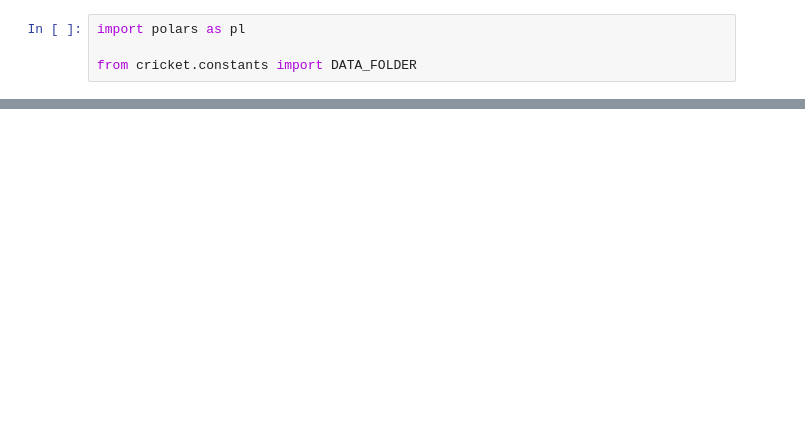
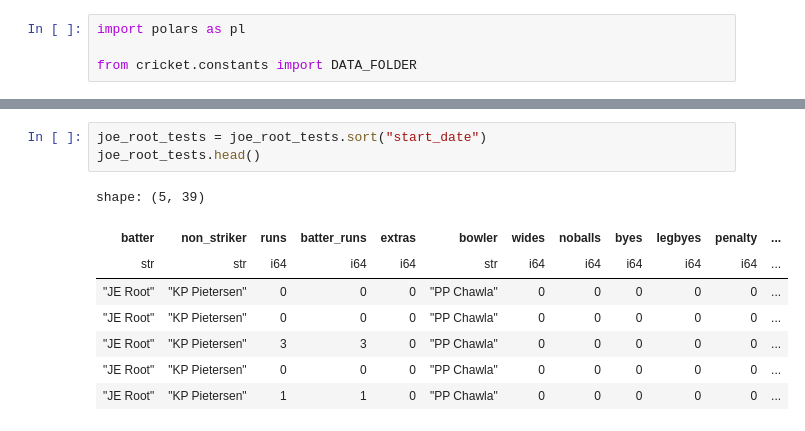
Before and after one commit to jme-taylor/cricket, a Jupyter notebook: notebooks/01_data_exploration.ipynb, the cells around one changed output, grey strips where cells are left out. Cells and saved outputs as stored; diff of their text form; blank space fills up the shorter version.

```diff
--- a/notebooks/01_data_exploration.ipynb
+++ b/notebooks/01_data_exploration.ipynb
@@ -16,0 +65,12 @@ shape: (5, 28)
+# %%
+joe_root_tests = joe_root_tests.sort("start_date")
+joe_root_tests.head()
+# %% [output]
+shape: (5, 39)
+| batter | non_striker | runs | batter_runs | extras | bowler | wides | noballs | byes | legbyes | penalty | ... |
+| str | str | i64 | i64 | i64 | str | i64 | i64 | i64 | i64 | i64 | ... |
+| "JE Root" | "KP Pietersen" | 0 | 0 | 0 | "PP Chawla" | 0 | 0 | 0 | 0 | 0 | ... |
+| "JE Root" | "KP Pietersen" | 0 | 0 | 0 | "PP Chawla" | 0 | 0 | 0 | 0 | 0 | ... |
+| "JE Root" | "KP Pietersen" | 3 | 3 | 0 | "PP Chawla" | 0 | 0 | 0 | 0 | 0 | ... |
+| "JE Root" | "KP Pietersen" | 0 | 0 | 0 | "PP Chawla" | 0 | 0 | 0 | 0 | 0 | ... |
+| "JE Root" | "KP Pietersen" | 1 | 1 | 0 | "PP Chawla" | 0 | 0 | 0 | 0 | 0 | ... |
```
Also changed, not shown: parts of 4 cells of this notebook, 6 other files.
